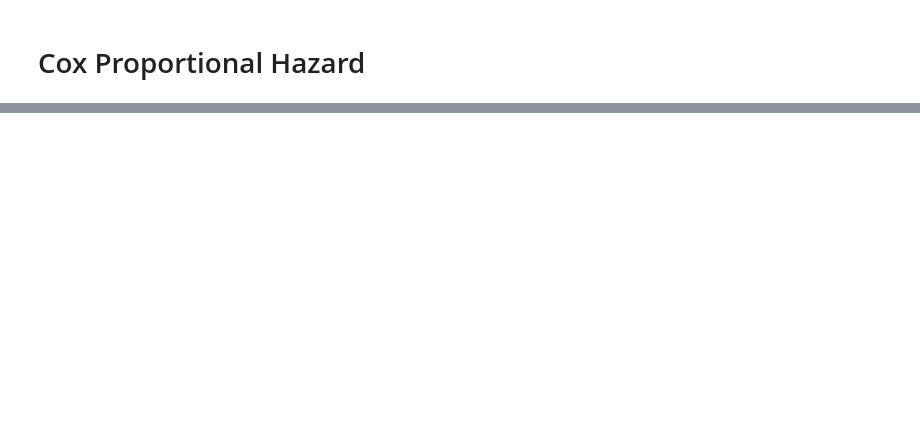
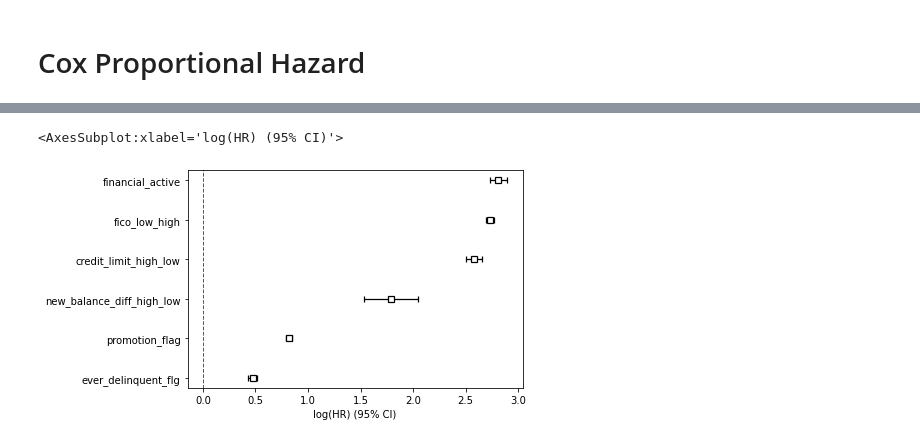
Before and after one commit to jackiec1998/uiuc-datathon-2023, a Jupyter notebook: survival_analysis.ipynb, the cells around one changed output, grey strips where cells are left out. Saved outputs shown, nothing was run; the diff lists cells and outputs as text; code cells hidden in the pictures; blank space fills up the shorter version.

```diff
--- a/survival_analysis.ipynb
+++ b/survival_analysis.ipynb
@@ -183,0 +212,5 @@ cph.print_summary()
+# %%
+cph.plot()
+# %% [output]
+<AxesSubplot:xlabel='log(HR) (95% CI)'>
+[figure, added]
```
Also changed, not shown: parts of 5 cells of this notebook.
